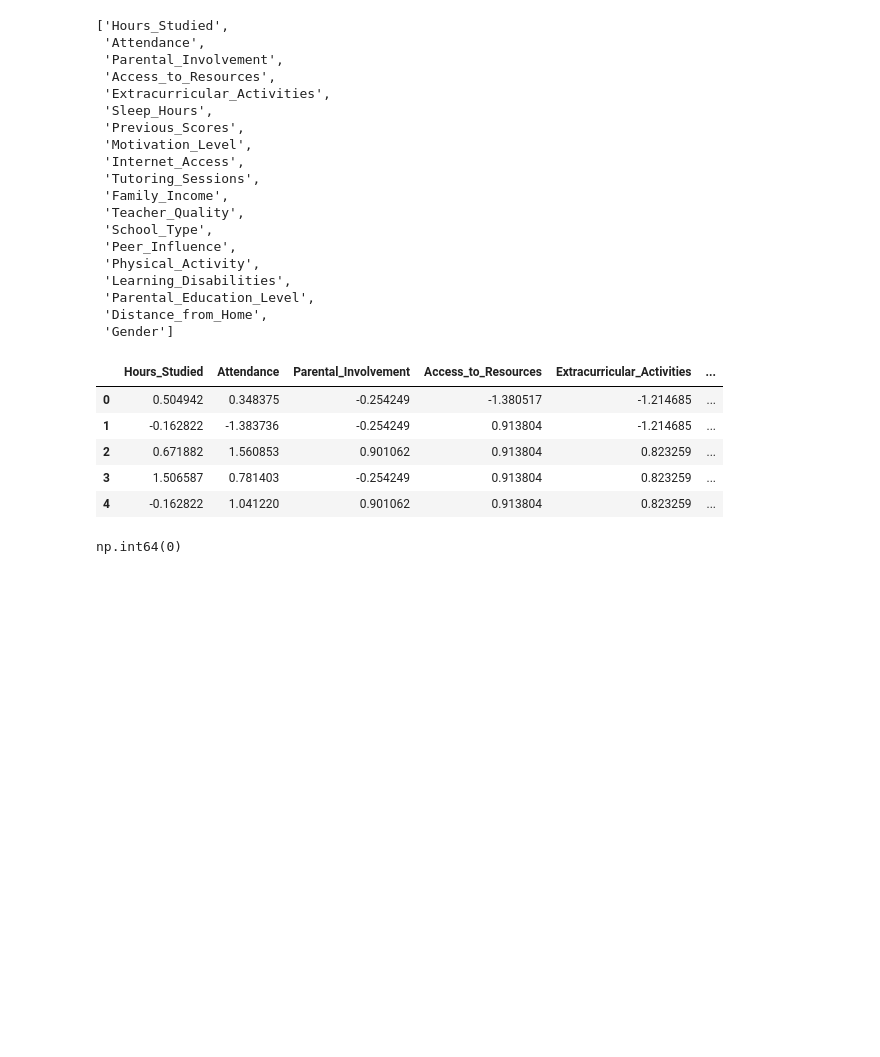
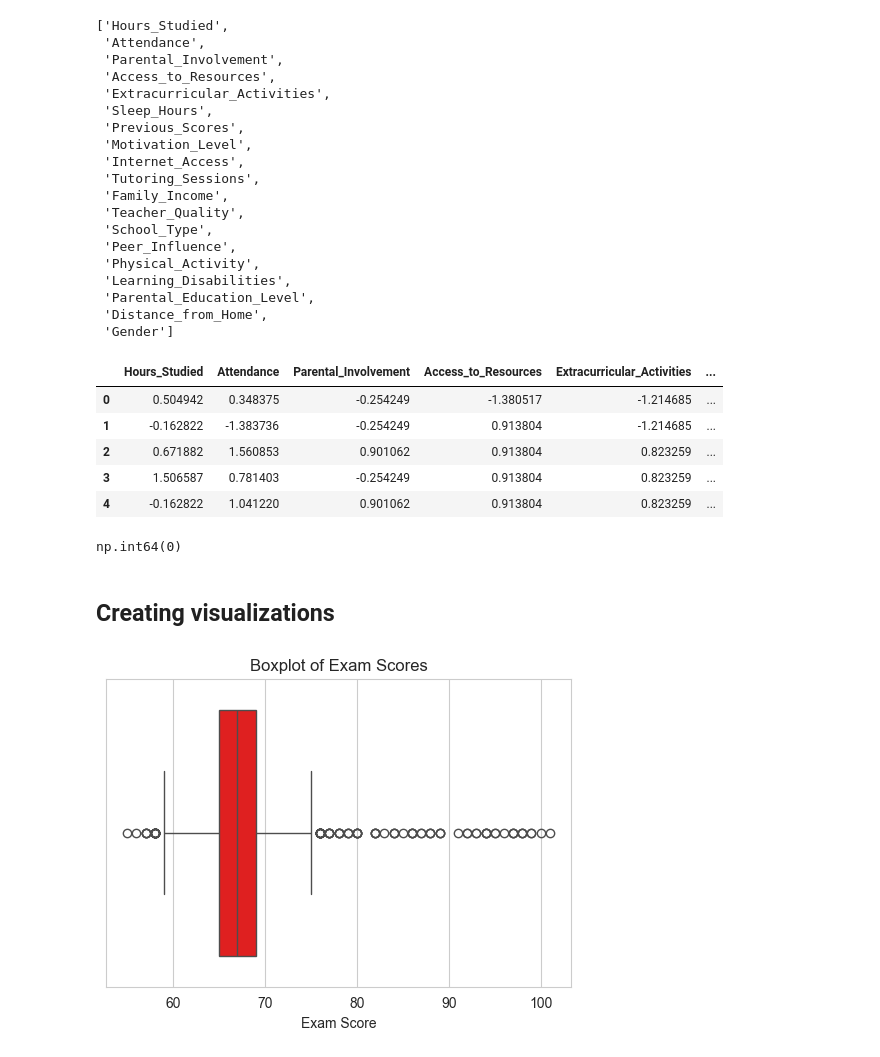
Before and after one commit to lucaskojo02/Students_Performance_Data_Analysis, a Jupyter notebook: Untitled17.ipynb, the cells around one changed output. Drawn from its saved outputs; the diff is of its cells as text; code cells hidden in the pictures; blank space fills up the shorter version.

Commit message:
Created visualizations

```diff
--- a/Untitled17.ipynb
+++ b/Untitled17.ipynb
@@ -184,3 +184,18 @@ duplicate_count = student_performance.duplicated().sum()
 duplicate_count
 # %% [output]
 np.int64(0)
+# %% [markdown]
+## Creating visualizations
+# %%
+# Boxplot for detecting outliers in Exam Scores
+
+# Set plot style
+sns.set_style("whitegrid")
+
+plt.figure(figsize=(6, 4))
+sns.boxplot(x=student_performance["Exam_Score"], color='red')
+plt.title("Boxplot of Exam Scores")
+plt.xlabel("Exam Score")
+plt.show()
+# %% [output]
+[figure, added]
```
Also changed, not shown: parts of 7 cells of this notebook.
